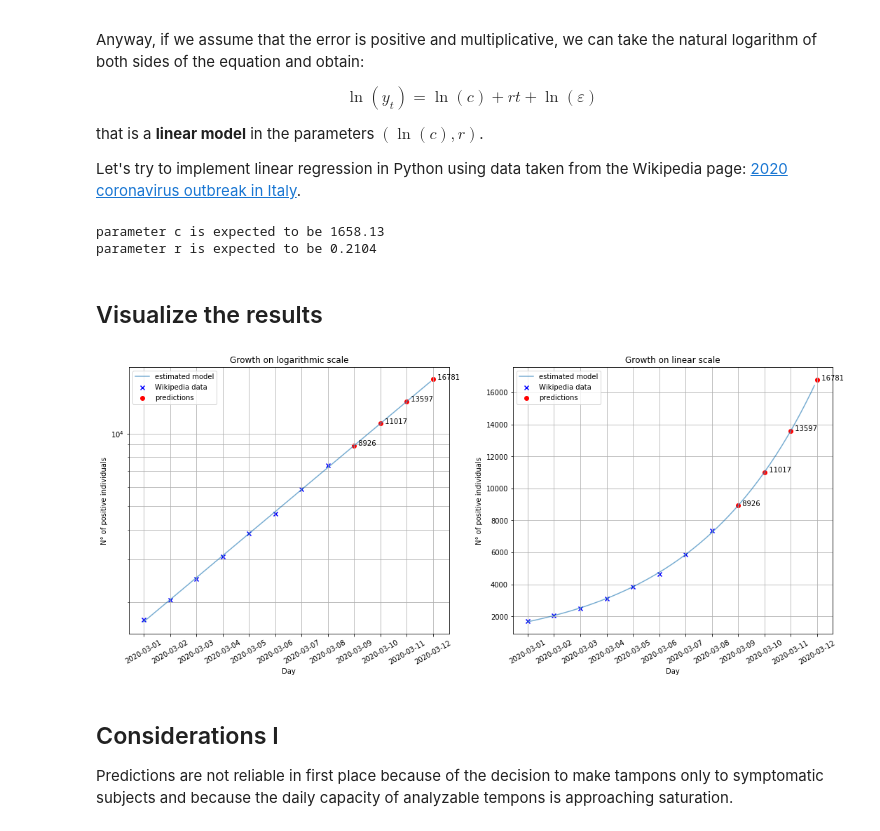
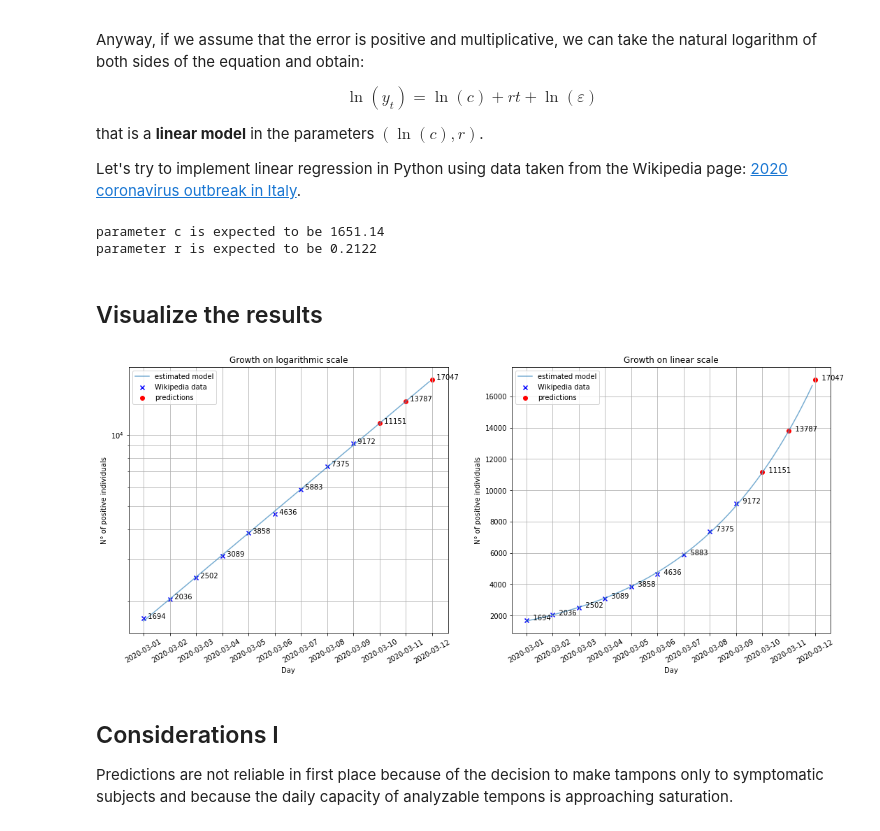
Before and after one commit to pietroventurini/predict-COVID19, a Jupyter notebook: Predicting_the_spread_of_COVID_19.ipynb, the cells around one changed output. Cells and saved outputs as stored; diff of their text form; code cells hidden in the pictures.

Commit message:
updata data (March 9)

```diff
--- a/Predicting_the_spread_of_COVID_19.ipynb
+++ b/Predicting_the_spread_of_COVID_19.ipynb
@@ -30,10 +30,14 @@ that is a **linear model** in the parameters $(\ln(c), r)$.
 Let's try to implement linear regression in Python using data taken from the Wikipedia page: [2020 coronavirus outbreak in Italy](https://en.wikipedia.org/wiki/2020_coronavirus_outbreak_in_Italy#Statistics).
 # %%
 import numpy as np
+import pandas as pd
 import matplotlib.pyplot as plt
 %matplotlib inline
 
-y = [1694, 2036, 2502, 3089, 3858, 4636, 5883, 7375] # total cases from Mar 01, 2020
+dataset = pd.read_csv('dpc-covid19-ita-andamento-nazionale.csv')
+start_date = '2020-03-01' # choose start date
+
+y = dataset[dataset['data'] >= start_date].totale_casi
 lny = np.log(y)
 n = len(y)
 t = np.arange(n) # t = [0, 1, ..., n-1]
@@ -56,13 +60,13 @@ c = np.exp(lnc)
 print('parameter c is expected to be {:.2f}'.format(c))
 print('parameter r is expected to be {:.4f}'.format(r))
 # %% [output]
-parameter c is expected to be 1658.13
-parameter r is expected to be 0.2104
+parameter c is expected to be 1651.14
+parameter r is expected to be 0.2122
 # %% [markdown]
 ## Visualize the results
 # %%
 # sample data for plotting purposes
-t_start = np.datetime64('2020-03-01') # first day
+t_start = np.datetime64(start_date) # first day
 days = 11 # days to consider since t_start
 dates = np.arange(t_start, t_start + days + 1) # list of days from t_start to (t_start + days)
 xx = np.arange(0, days, 0.1)
@@ -73,36 +77,36 @@ t_pred = np.arange(t[-1] + 1, days + 1)
 y_pred = c * np.exp(r*t_pred)
 
 # plot: semilogarithmic scale
 fig, (ax1, ax2) = plt.subplots(1, 2, figsize=(18,7))
 ax1.scatter(t, y, marker='x', color='b', label='Wikipedia data')
 ax1.scatter(t_pred, y_pred, marker='o', color='r', label='predictions')
 ax1.semilogy(xx, yy, alpha=0.6, label='estimated model')
 ax1.grid(True, which='both')
 ax1.set_xticks(range(days+1))
 ax1.set_xticklabels(dates)
 ax1.xaxis.set_tick_params(rotation=30, labelsize=10)
 ax1.set_title('Growth on logarithmic scale')
 ax1.set_xlabel('Day')
 ax1.set_ylabel('N° of positive individuals')
 ax1.legend()
-[ax1.annotate('  {:.0f}'.format(y), (t, y)) for (t,y) in zip(t_pred, y_pred)]
+[ax1.annotate('  {:.0f}'.format(y), (t, y)) for (t,y) in zip(np.hstack((t, t_pred)), np.hstack((y, y_pred)))]
 
 # plot: linear scale
 ax2.scatter(t, y, marker='x', color='b', label='Wikipedia data')
 ax2.scatter(t_pred, y_pred, marker='o', color='r', label='predictions')
 ax2.plot(xx, yy, alpha=0.6, label='estimated model')
 ax2.grid(True)
 ax2.set_xticks(range(days+1))
 ax2.set_xticklabels(dates)
 ax2.xaxis.set_tick_params(rotation=30, labelsize=10)
 ax2.set_xlabel('Day')
 ax2.set_ylabel('N° of positive individuals')
 ax2.set_title('Growth on linear scale')
 ax2.legend()
-[ax2.annotate('  {:.0f}'.format(y), (t, y)) for (t,y) in zip(t_pred, y_pred)]
+[ax2.annotate('   {:.0f}'.format(y), (t, y)) for (t,y) in zip(np.hstack((t, t_pred)), np.hstack((y, y_pred)))]
 plt.show()
 # %% [output]
-[figure, old version]
+[figure, new version]
 # %% [markdown]
 ## Considerations I
 
```
Also changed, not shown: parts of 1 cell of this notebook.
